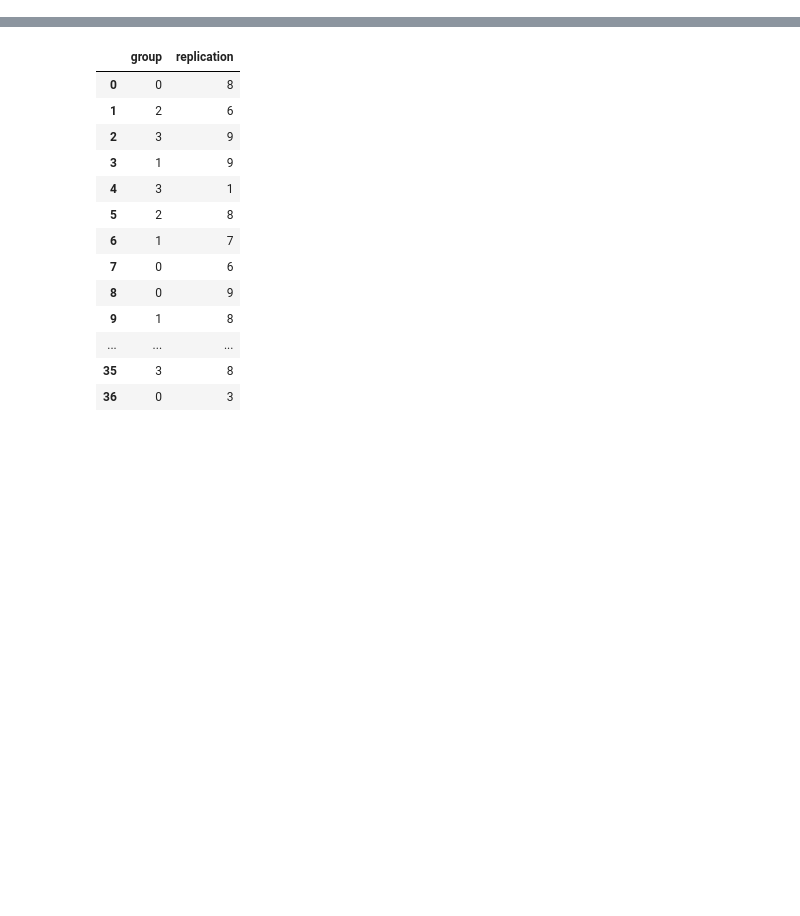
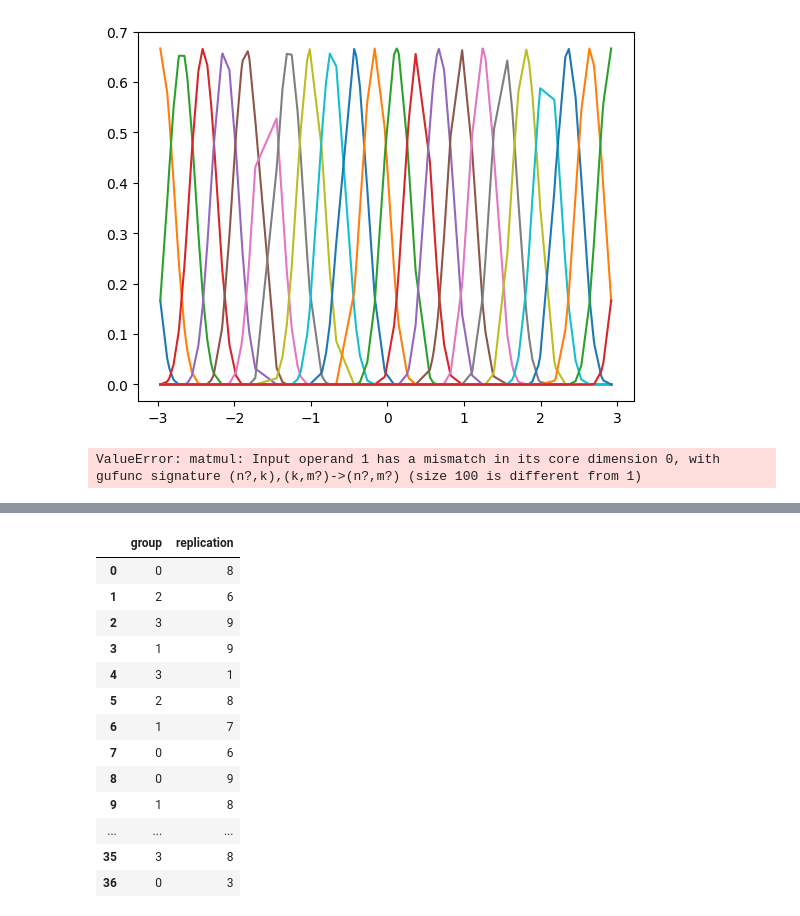
Before and after one commit to lr1021/p-splines, a Jupyter notebook: stratified_shuffle.ipynb, the cells around one changed output, grey strips where cells are left out. Cells and saved outputs as stored; diff of their text form; code cells hidden in the pictures; blank space fills up the shorter version.

```diff
--- a/stratified_shuffle.ipynb
+++ b/stratified_shuffle.ipynb
@@ -4,0 +10,20 @@ import itertools
+# %%
+directory_path = "../p-splines/"
+data_path = os.path.join(directory_path, "data.pkl")
+with open(data_path, "rb") as data_file:
+        data = pickle.load(data_file)
+# %%
+spline_degree = 3
+n_internal_knots = 20
+order = 2
+x_data = data[('f1', 1.0)][0][0]
+x_order = np.argsort(x_data)
+# %%
+eval_B = eval_spline_basis_equispaced_numeric(spline_degree, np.min(x_data), np.max(x_data), n_internal_knots, x_data)
+B = eval_B['B']
+k = B.shape[1]
+# %%
+plt.plot(x_data[x_order], B[x_order])
+plt.show()
+# %% [output]
+[figure, added]
@@ -4,0 +36,7 @@ import itertools
+# %%
+B0 = B[:, 0].copy()
+B0 = B0 - (c@B0/(np.linalg.norm(c)**2))*c
+plt.plot(x_data[x_order], B0[x_order])
+plt.show()
+# %% [output]
+ValueError: matmul: Input operand 1 has a mismatch in its core dimension 0, with gufunc signature (n?,k),(k,m?)->(n?,m?) (size 100 is different from 1)
```
Also changed, not shown: parts of 18 cells of this notebook, 9 other files.
